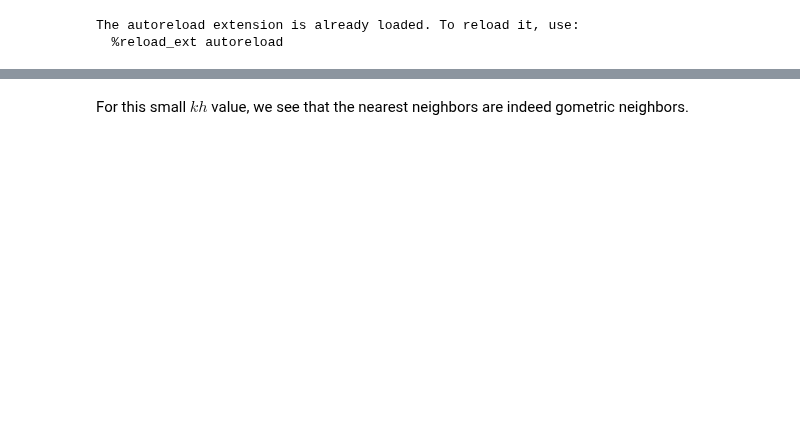
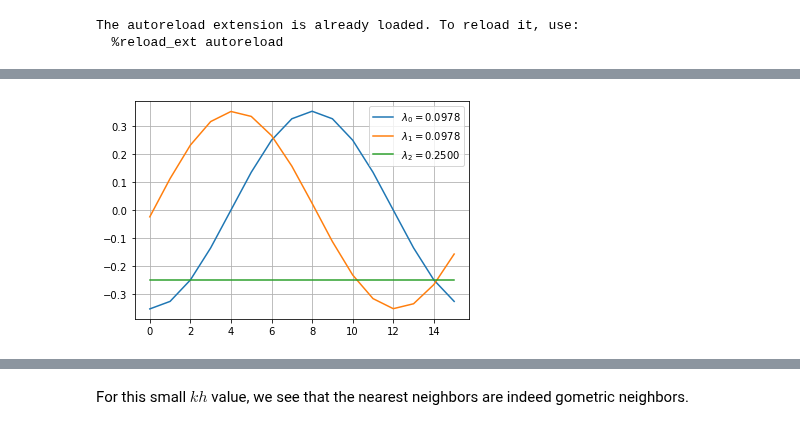
Before and after one commit to 436ahsan/Helmholtz, a Jupyter notebook: notebooks/1d_tests.ipynb, the cells around one changed output, grey strips where cells are left out. Cells and saved outputs as stored; diff of their text form; code cells hidden in the pictures; blank space fills up the shorter version.

```diff
--- a/notebooks/1d_tests.ipynb
+++ b/notebooks/1d_tests.ipynb
@@ -23,0 +37,15 @@ The autoreload extension is already loaded. To reload it, use:
+# %%
+def exact_eigenpair(a):
+    """Returns the exact eigenpairs (v, lam) ((v[:, i], lam[i]) is the ith pair), sorted by
+    ascending|lam| value."""
+    lam, v = eig(a.toarray())
+    lam = np.real(lam)
+    ind = np.argsort(np.abs(lam))
+    lam = lam[ind]
+    return v[:, ind], lam
+# %%
+n = 16
+kh = 0.5
+a = hm.linalg.helmholtz_1d_operator(kh, n)
+print("A in some window")
+print(a.toarray()[:5,:5])
@@ -24 +80,8 @@ The autoreload extension is already loaded. To reload it, use:
+# %%
+for i in range(3):
+    plt.plot(v[:, i], label="$\lambda_{} = {:.4f}$".format(i, lam[i]))
+plt.legend();
+plt.grid(True);
+# %% [output]
+[figure, added]
 # %% [markdown]
```
Also changed, not shown: parts of 53 cells of this notebook, 3 other files.
